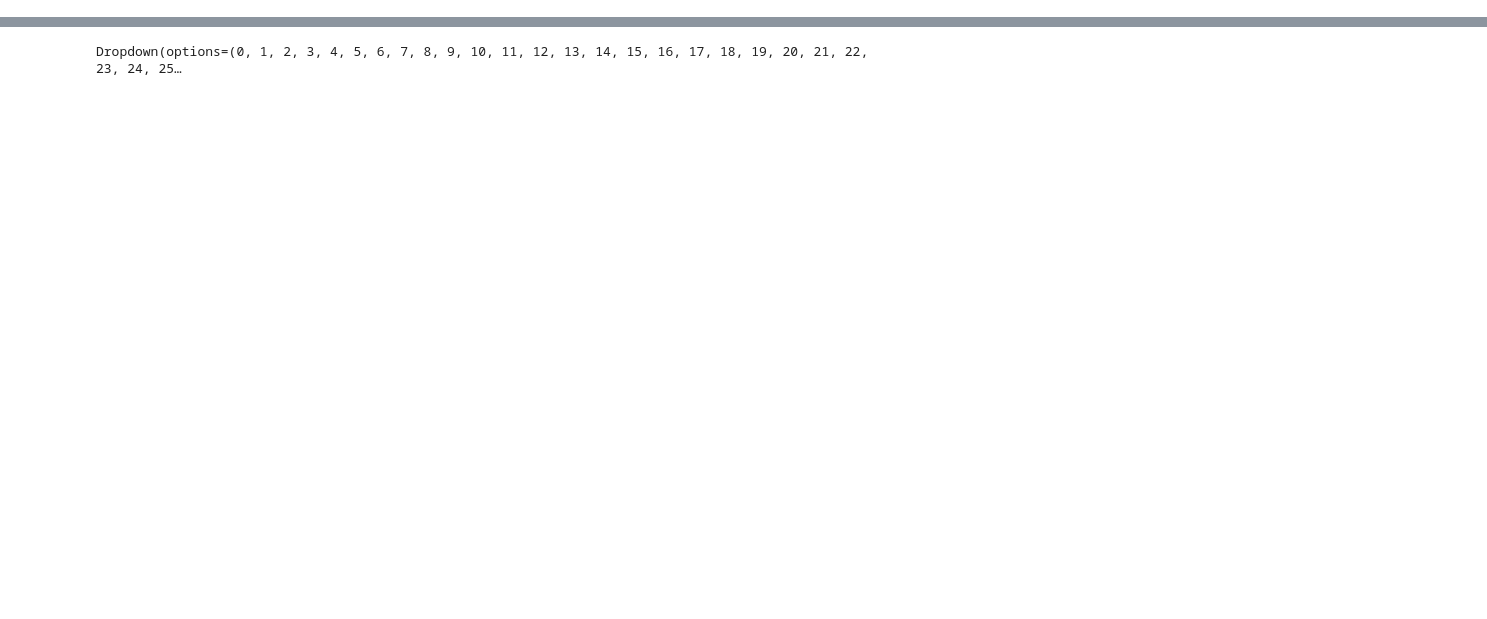
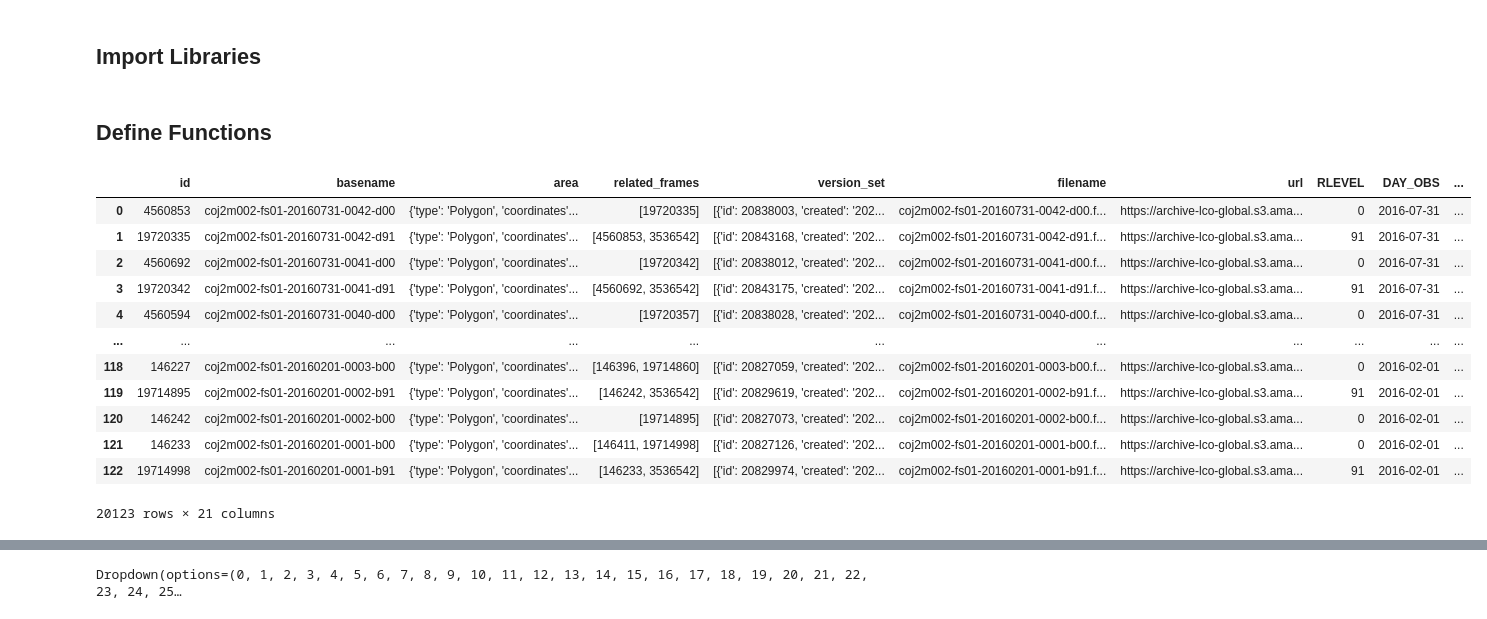
Before and after one commit to elliott-fogg/astronomical_archive_scrapers, a Jupyter notebook: View Data.ipynb, the cells around one changed output, grey strips where cells are left out. Drawn from its saved outputs; the diff is of its cells as text; code cells hidden in the pictures; blank space fills up the shorter version.

```diff
--- a/View Data.ipynb
+++ b/View Data.ipynb
@@ -1,3 +4,5 @@
+# %% [markdown]
+## Import Libraries
 # %%
 import pandas as pd
 import os
@@ -5,0 +15,36 @@ import ipywidgets as ipw
+# %% [markdown]
+## Define Functions
+# %%
+def collate_files(dir_path):
+    datafile_list = filter(lambda x: x.startswith('data'), os.listdir(dir_path))
+    df = None
+
+    for datafile in datafile_list:
+        filepath = os.path.join(dir_path, datafile)
+        data = json.load(open(filepath, "r"))
+        new_dataframe = pd.DataFrame(data)
+
+        if type(df) == type(None):
+            df = new_dataframe
+        else:
+            df = pd.concat([df, new_dataframe], axis=0)
+
+    df.reset_index(drop=True)
+    return df
+# %%
+df = collate_files("data2/lco/coj_2m0a_2016-02-01_2016-08-01")
+df
+# %% [output]
+|  | id | basename | area | related_frames | version_set | filename | url | RLEVEL | DAY_OBS | ... |
+| 0 | 4560853 | coj2m002-fs01-20160731-0042-d00 | {'type': 'Polygon', 'coordinates'... | [19720335] | [{'id': 20838003, 'created': '202... | coj2m002-fs01-20160731-0042-d00.f... | https://archive-lco-global.s3.ama... | 0 | 2016-07-31 | ... |
+| 1 | 19720335 | coj2m002-fs01-20160731-0042-d91 | {'type': 'Polygon', 'coordinates'... | [4560853, 3536542] | [{'id': 20843168, 'created': '202... | coj2m002-fs01-20160731-0042-d91.f... | https://archive-lco-global.s3.ama... | 91 | 2016-07-31 | ... |
+| 2 | 4560692 | coj2m002-fs01-20160731-0041-d00 | {'type': 'Polygon', 'coordinates'... | [19720342] | [{'id': 20838012, 'created': '202... | coj2m002-fs01-20160731-0041-d00.f... | https://archive-lco-global.s3.ama... | 0 | 2016-07-31 | ... |
+| 3 | 19720342 | coj2m002-fs01-20160731-0041-d91 | {'type': 'Polygon', 'coordinates'... | [4560692, 3536542] | [{'id': 20843175, 'created': '202... | coj2m002-fs01-20160731-0041-d91.f... | https://archive-lco-global.s3.ama... | 91 | 2016-07-31 | ... |
+| 4 | 4560594 | coj2m002-fs01-20160731-0040-d00 | {'type': 'Polygon', 'coordinates'... | [19720357] | [{'id': 20838028, 'created': '202... | coj2m002-fs01-20160731-0040-d00.f... | https://archive-lco-global.s3.ama... | 0 | 2016-07-31 | ... |
+| ... | ... | ... | ... | ... | ... | ... | ... | ... | ... | ... |
+| 118 | 146227 | coj2m002-fs01-20160201-0003-b00 | {'type': 'Polygon', 'coordinates'... | [146396, 19714860] | [{'id': 20827059, 'created': '202... | coj2m002-fs01-20160201-0003-b00.f... | https://archive-lco-global.s3.ama... | 0 | 2016-02-01 | ... |
+| 119 | 19714895 | coj2m002-fs01-20160201-0002-b91 | {'type': 'Polygon', 'coordinates'... | [146242, 3536542] | [{'id': 20829619, 'created': '202... | coj2m002-fs01-20160201-0002-b91.f... | https://archive-lco-global.s3.ama... | 91 | 2016-02-01 | ... |
+| 120 | 146242 | coj2m002-fs01-20160201-0002-b00 | {'type': 'Polygon', 'coordinates'... | [19714895] | [{'id': 20827073, 'created': '202... | coj2m002-fs01-20160201-0002-b00.f... | https://archive-lco-global.s3.ama... | 0 | 2016-02-01 | ... |
+| 121 | 146233 | coj2m002-fs01-20160201-0001-b00 | {'type': 'Polygon', 'coordinates'... | [146411, 19714998] | [{'id': 20827126, 'created': '202... | coj2m002-fs01-20160201-0001-b00.f... | https://archive-lco-global.s3.ama... | 0 | 2016-02-01 | ... |
+| 122 | 19714998 | coj2m002-fs01-20160201-0001-b91 | {'type': 'Polygon', 'coordinates'... | [146233, 3536542] | [{'id': 20829974, 'created': '202... | coj2m002-fs01-20160201-0001-b91.f... | https://archive-lco-global.s3.ama... | 91 | 2016-02-01 | ... |
+20123 rows × 21 columns
```
Also changed, not shown: parts of 34 cells of this notebook, 10 other files.
